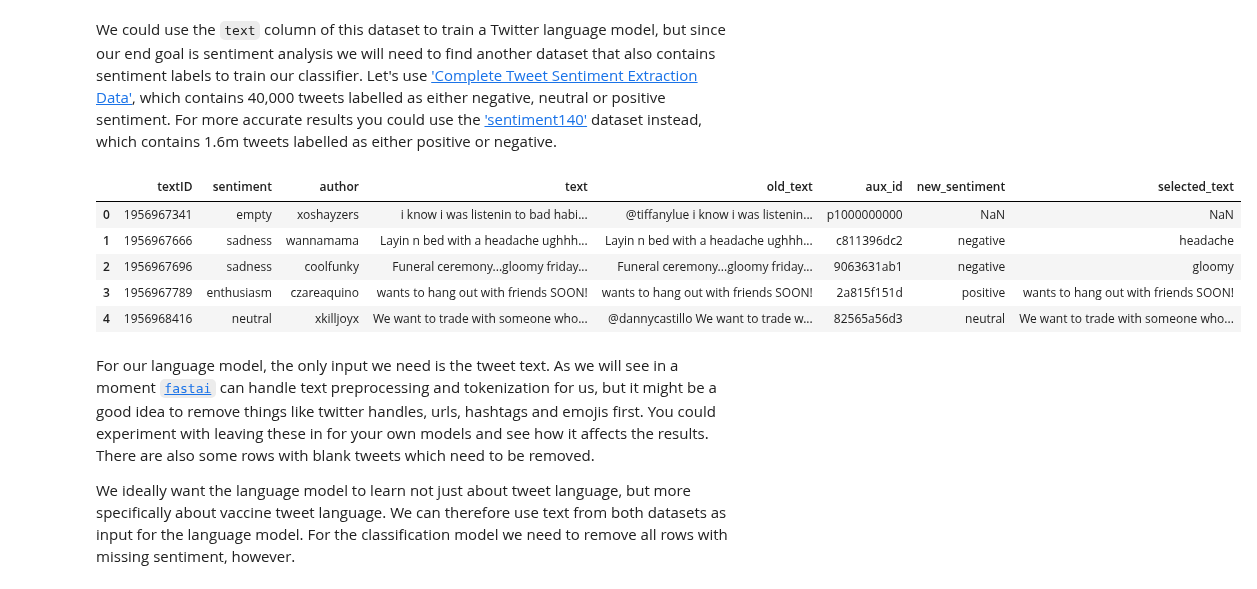
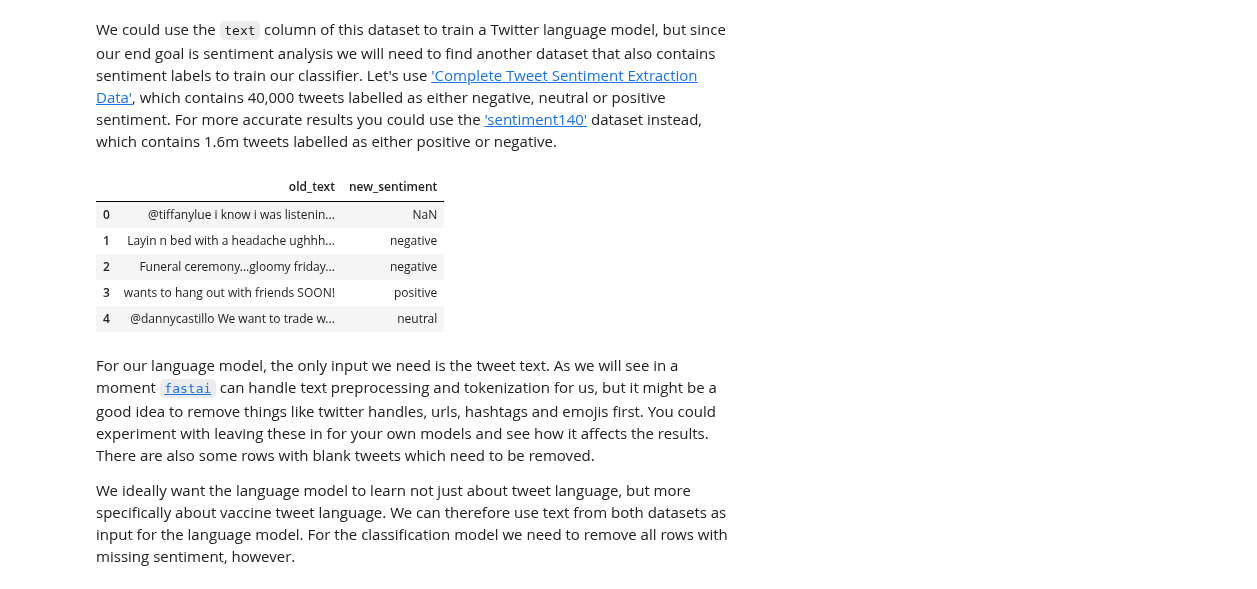
Before and after one commit to twhelan22/blog, a Jupyter notebook: _notebooks/2020-03-17-covid-19-vaccine-tweet-sentiment-analysis-with-fastai-part-1.ipynb, the cells around one changed output. Saved outputs shown, nothing was run; the diff lists cells and outputs as text; code cells hidden in the pictures.

```diff
--- a/_notebooks/2020-03-17-covid-19-vaccine-tweet-sentiment-analysis-with-fastai-part-1.ipynb
+++ b/_notebooks/2020-03-17-covid-19-vaccine-tweet-sentiment-analysis-with-fastai-part-1.ipynb
@@ -128,14 +134,14 @@ vax_tweets.head()
 We could use the `text` column of this dataset to train a Twitter language model, but since our end goal is sentiment analysis we will need to find another dataset that also contains sentiment labels to train our classifier. Let's use ['Complete Tweet Sentiment Extraction Data'](https://www.kaggle.com/maxjon/complete-tweet-sentiment-extraction-data), which contains 40,000 tweets labelled as either negative, neutral or positive sentiment. For more accurate results you could use the ['sentiment140'](https://www.kaggle.com/kazanova/sentiment140) dataset instead, which contains 1.6m tweets labelled as either positive or negative.
 # %%
 tweets = pd.read_csv('tweet_dataset.csv')
-tweets.head()
+tweets[['old_text', 'new_sentiment']].head()
 # %% [output]
-|  | textID | sentiment | author | text | old_text | aux_id | new_sentiment | selected_text |
-| 0 | 1956967341 | empty | xoshayzers | i know i was listenin to bad habi... | @tiffanylue i know i was listenin... | p1000000000 | NaN | NaN |
-| 1 | 1956967666 | sadness | wannamama | Layin n bed with a headache ughhh... | Layin n bed with a headache ughhh... | c811396dc2 | negative | headache |
-| 2 | 1956967696 | sadness | coolfunky | Funeral ceremony...gloomy friday... | Funeral ceremony...gloomy friday... | 9063631ab1 | negative | gloomy |
-| 3 | 1956967789 | enthusiasm | czareaquino | wants to hang out with friends SOON! | wants to hang out with friends SOON! | 2a815f151d | positive | wants to hang out with friends SOON! |
-| 4 | 1956968416 | neutral | xkilljoyx | We want to trade with someone who... | @dannycastillo We want to trade w... | 82565a56d3 | neutral | We want to trade with someone who... |
+|  | old_text | new_sentiment |
+| 0 | @tiffanylue i know i was listenin... | NaN |
+| 1 | Layin n bed with a headache ughhh... | negative |
+| 2 | Funeral ceremony...gloomy friday... | negative |
+| 3 | wants to hang out with friends SOON! | positive |
+| 4 | @dannycastillo We want to trade w... | neutral |
 # %% [markdown]
 For our language model, the only input we need is the tweet text. As we will see in a moment [`fastai`](https://docs.fast.ai/) can handle text preprocessing and tokenization for us, but it might be a good idea to remove things like twitter handles, urls, hashtags and emojis first. You could experiment with leaving these in for your own models and see how it affects the results. There are also some rows with blank tweets which need to be removed.
 
```
Also changed, not shown: parts of 27 cells of this notebook.
